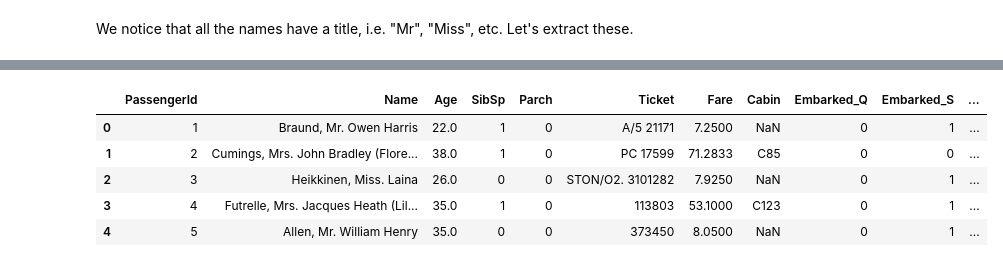
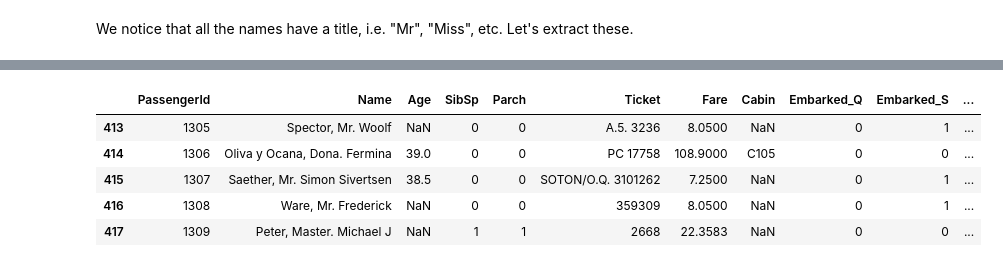
Before and after one commit to KeremAslan/titanic_kaggle, a Jupyter notebook: Titanic Survivor Prediction improvement.ipynb, the cells around one changed output, grey strips where cells are left out. Saved outputs shown, nothing was run; the diff lists cells and outputs as text; code cells hidden in the pictures.

```diff
--- a/Titanic Survivor Prediction improvement.ipynb
+++ b/Titanic Survivor Prediction improvement.ipynb
@@ -173,9 +175,9 @@ np.unique(df_transformed.Title)
 # %%
-df_transformed.head()
+df_transformed.tail()
 # %% [output]
 |  | PassengerId | Name | Age | SibSp | Parch | Ticket | Fare | Cabin | Embarked_Q | Embarked_S | ... |
-| 0 | 1 | Braund, Mr. Owen Harris | 22.0 | 1 | 0 | A/5 21171 | 7.2500 | NaN | 0 | 1 | ... |
-| 1 | 2 | Cumings, Mrs. John Bradley (Flore... | 38.0 | 1 | 0 | PC 17599 | 71.2833 | C85 | 0 | 0 | ... |
-| 2 | 3 | Heikkinen, Miss. Laina | 26.0 | 0 | 0 | STON/O2. 3101282 | 7.9250 | NaN | 0 | 1 | ... |
-| 3 | 4 | Futrelle, Mrs. Jacques Heath (Lil... | 35.0 | 1 | 0 | 113803 | 53.1000 | C123 | 0 | 1 | ... |
-| 4 | 5 | Allen, Mr. William Henry | 35.0 | 0 | 0 | 373450 | 8.0500 | NaN | 0 | 1 | ... |
+| 413 | 1305 | Spector, Mr. Woolf | NaN | 0 | 0 | A.5. 3236 | 8.0500 | NaN | 0 | 1 | ... |
+| 414 | 1306 | Oliva y Ocana, Dona. Fermina | 39.0 | 0 | 0 | PC 17758 | 108.9000 | C105 | 0 | 0 | ... |
+| 415 | 1307 | Saether, Mr. Simon Sivertsen | 38.5 | 0 | 0 | SOTON/O.Q. 3101262 | 7.2500 | NaN | 0 | 1 | ... |
+| 416 | 1308 | Ware, Mr. Frederick | NaN | 0 | 0 | 359309 | 8.0500 | NaN | 0 | 1 | ... |
+| 417 | 1309 | Peter, Master. Michael J | NaN | 1 | 1 | 2668 | 22.3583 | NaN | 0 | 0 | ... |
```
Also changed, not shown: parts of 50 cells of this notebook.
